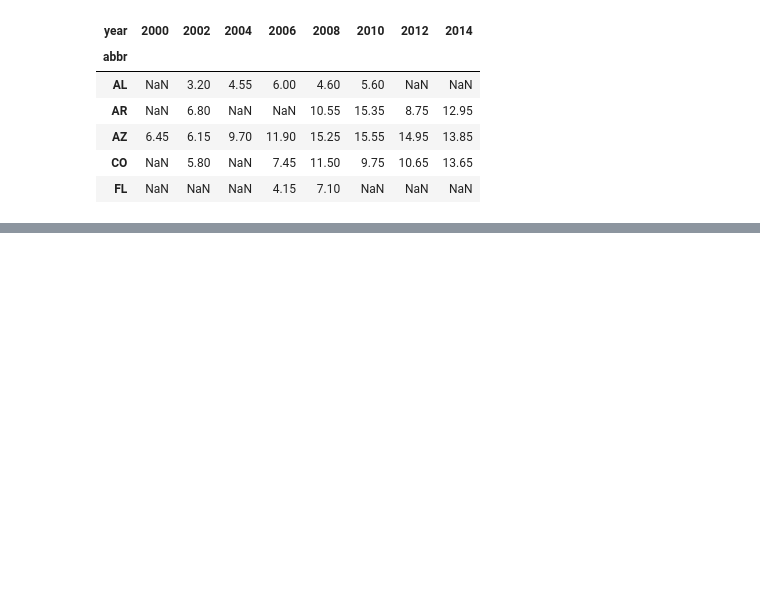
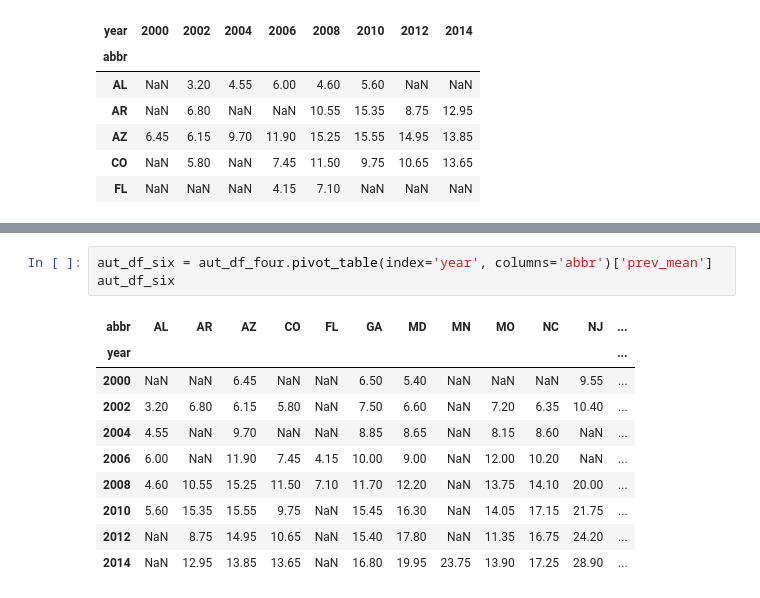
Before and after one commit to loobiner/mypythonETL, a Jupyter notebook: ETL demo.ipynb, the cells around one changed output, grey strips where cells are left out. Saved outputs shown, nothing was run; the diff lists cells and outputs as text; blank space fills up the shorter version.

```diff
--- a/ETL demo.ipynb
+++ b/ETL demo.ipynb
@@ -115,0 +138,14 @@ aut_df_five.head()
+# %%
+aut_df_six = aut_df_four.pivot_table(index='year', columns='abbr')['prev_mean']
+aut_df_six
+# %% [output]
+| abbr | AL | AR | AZ | CO | FL | GA | MD | MN | MO | NC | NJ | ... |
+| year |  |  |  |  |  |  |  |  |  |  |  | ... |
+| 2000 | NaN | NaN | 6.45 | NaN | NaN | 6.50 | 5.40 | NaN | NaN | NaN | 9.55 | ... |
+| 2002 | 3.20 | 6.80 | 6.15 | 5.80 | NaN | 7.50 | 6.60 | NaN | 7.20 | 6.35 | 10.40 | ... |
+| 2004 | 4.55 | NaN | 9.70 | NaN | NaN | 8.85 | 8.65 | NaN | 8.15 | 8.60 | NaN | ... |
+| 2006 | 6.00 | NaN | 11.90 | 7.45 | 4.15 | 10.00 | 9.00 | NaN | 12.00 | 10.20 | NaN | ... |
+| 2008 | 4.60 | 10.55 | 15.25 | 11.50 | 7.10 | 11.70 | 12.20 | NaN | 13.75 | 14.10 | 20.00 | ... |
+| 2010 | 5.60 | 15.35 | 15.55 | 9.75 | NaN | 15.45 | 16.30 | NaN | 14.05 | 17.15 | 21.75 | ... |
+| 2012 | NaN | 8.75 | 14.95 | 10.65 | NaN | 15.40 | 17.80 | NaN | 11.35 | 16.75 | 24.20 | ... |
+| 2014 | NaN | 12.95 | 13.85 | 13.65 | NaN | 16.80 | 19.95 | 23.75 | 13.90 | 17.25 | 28.90 | ... |
```
Also changed, not shown: parts of 1 cell of this notebook.
